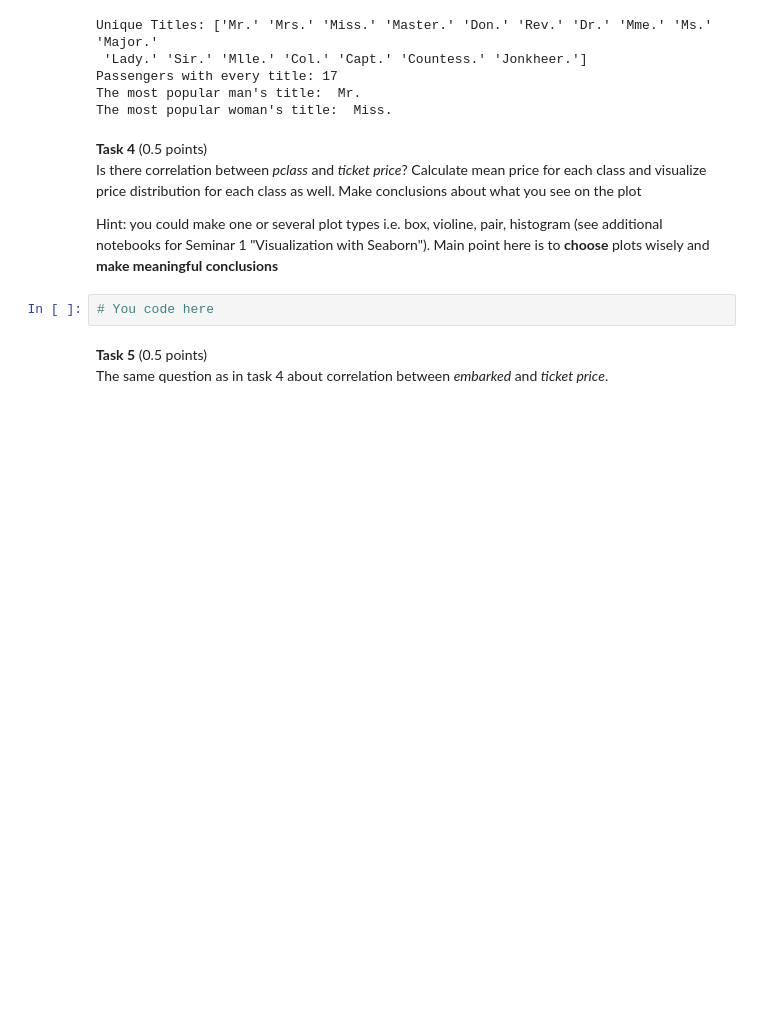
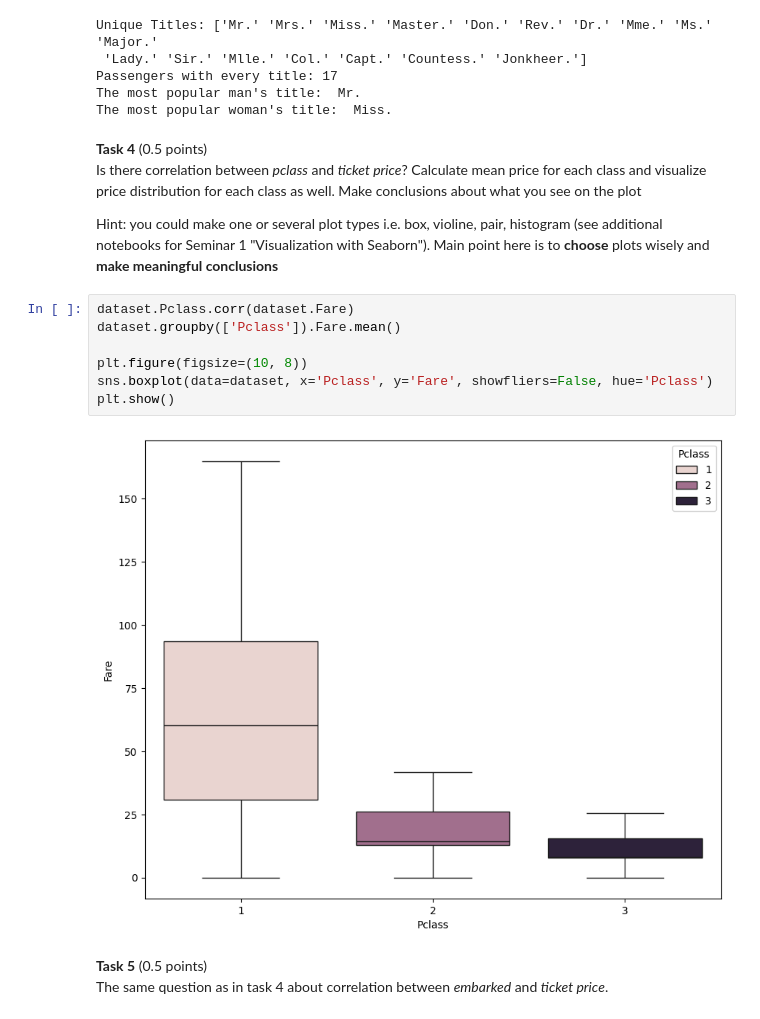
Before and after one commit to Bogdan108/ML, a Jupyter notebook: HW/Luckyanchuck_hw1_2023.ipynb, the cells around one changed output. Saved outputs shown, nothing was run; the diff lists cells and outputs as text; blank space fills up the shorter version.

```diff
--- a/HW/Luckyanchuck_hw1_2023.ipynb
+++ b/HW/Luckyanchuck_hw1_2023.ipynb
@@ -603,8 +583,15 @@ The most popular woman's title:  Miss.
 Is there correlation between *pclass* and *ticket price*? Calculate mean price for each class and visualize price distribution for each class as well. Make conclusions about what you see on the plot
 
 Hint: you could make one or several plot types i.e.  box, violine, pair, histogram (see additional notebooks for Seminar 1 "Visualization with Seaborn"). Main point here is to **choose** plots wisely and **make meaningful conclusions**
-# %%
-# You code here
+# %%
+dataset.Pclass.corr(dataset.Fare)
+dataset.groupby(['Pclass']).Fare.mean()
+
+plt.figure(figsize=(10, 8))
+sns.boxplot(data=dataset, x='Pclass', y='Fare', showfliers=False, hue='Pclass')
+plt.show()
+# %% [output]
+[figure, added]
 # %% [markdown]
 **Task 5** (0.5 points) <br/>
 The same question as in task 4 about correlation between *embarked* and *ticket priсe*.
```
Also changed, not shown: parts of 9 cells of this notebook, 2 other files.
